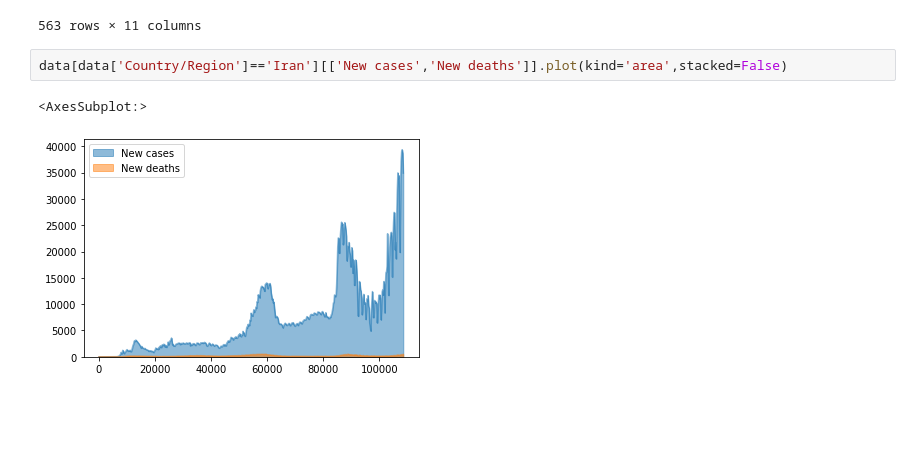
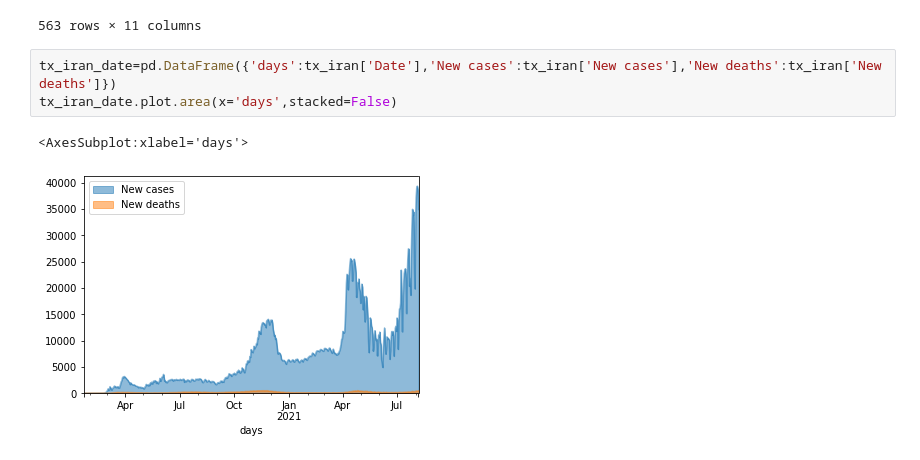
Before and after one commit to zahra-zarrabi/KNN, a Jupyter notebook: covid_19.ipynb, the cells around one changed output. Cells and saved outputs as stored; diff of their text form; blank space fills up the shorter version.

```diff
--- a/covid_19.ipynb
+++ b/covid_19.ipynb
@@ -51,7 +51,8 @@ tx_iran
 | 108546 | 108546 | 2021-08-06 | Iran | 4092671 | 93086 | 0.0 | 3999585.0 | 34913 | 458 | ... |
 563 rows × 11 columns
 # %%
-data[data['Country/Region']=='Iran'][['New cases','New deaths']].plot(kind='area',stacked=False)
+tx_iran_date=pd.DataFrame({'days':tx_iran['Date'],'New cases':tx_iran['New cases'],'New deaths':tx_iran['New deaths']})
+tx_iran_date.plot.area(x='days',stacked=False)
 # %% [output]
-<AxesSubplot:>
+<AxesSubplot:xlabel='days'>
-[figure, old version]
+[figure, new version]
```
